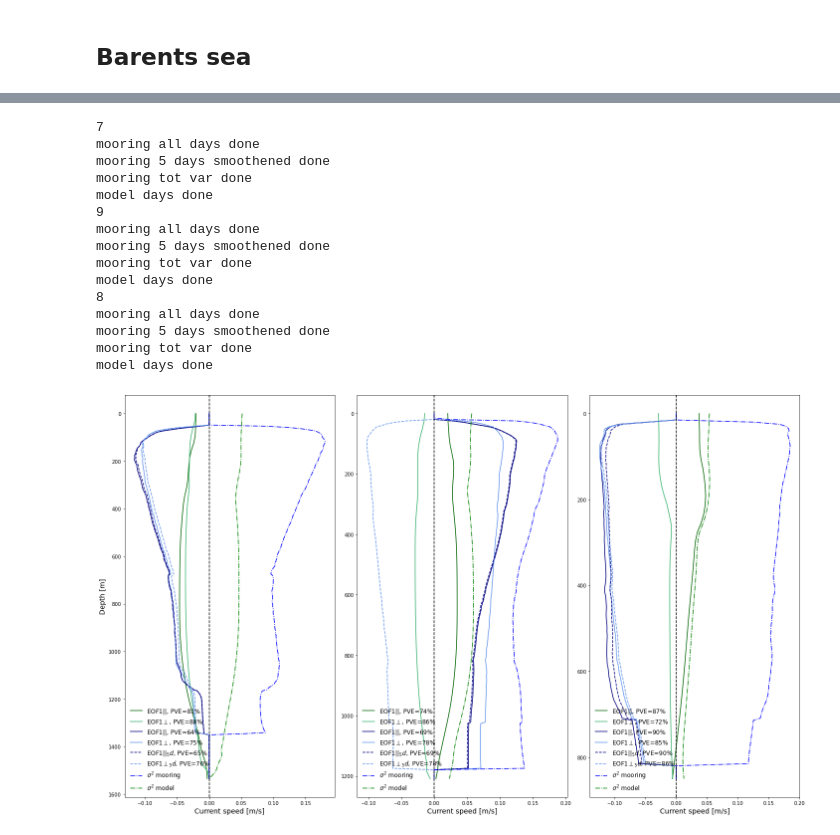
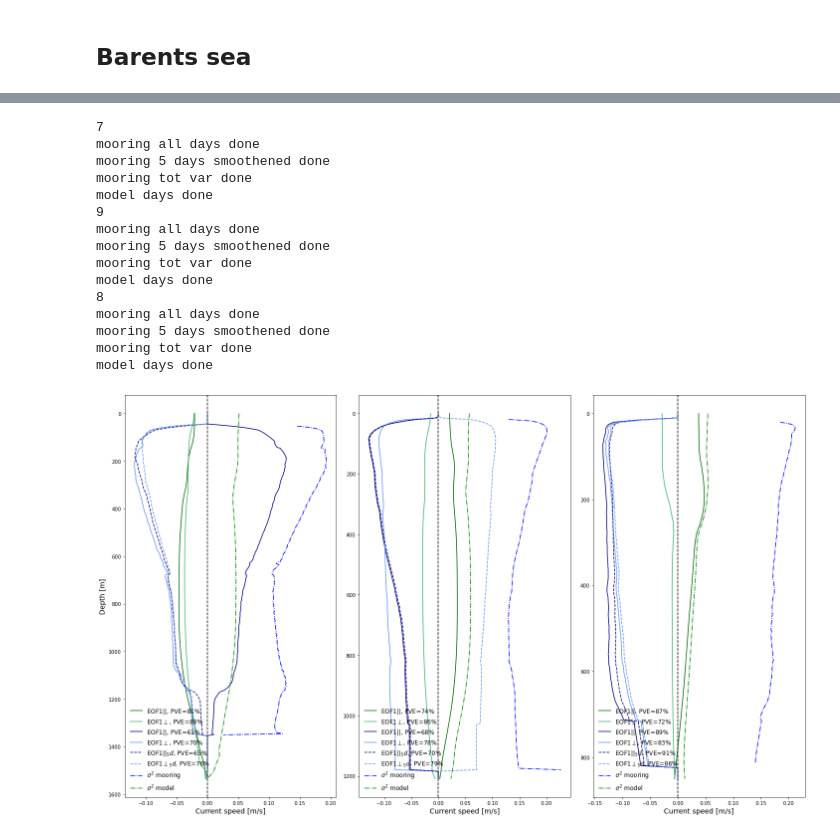
Before and after one commit to kaje2301/Master_2022, a Jupyter notebook: Model_Moor_EOF.ipynb, the cells around one changed output, grey strips where cells are left out. Drawn from its saved outputs; the diff is of its cells as text; code cells hidden in the pictures.

```diff
--- a/Model_Moor_EOF.ipynb
+++ b/Model_Moor_EOF.ipynb
@@ -381,5 +615,14 @@ plt.savefig('mooring_location_level.pdf', dpi = 300)
 # %%
 ' Mooring funksjoner'
+# NB test !!!! IKKe orginal
+def PC(data):
+    cov = np.cov(data.T, bias=True) # uten .T ble den en 73x73 matrise
+    values, vectors = np.linalg.eig(cov)
+    order = values.argsort()[::-1]
+    values, vectors = values[order], vectors[:, order]
+
+    return  values, vectors
+
 def ellipser_nDEPTH(u,v,depth):
 
     covm = np.cov(np.vstack([u.isel(nDEPTH=depth).values,v.isel(nDEPTH=depth).values]))
@@ -445,19 +688,37 @@ def ellipser_BINDEPTH(u,v,depth):
 def tot_var_nDEPTH(u,v):
     var = np.zeros(len(u.nDEPTH))
     for i in range(len(u.nDEPTH)):
-        var[i] = np.sqrt(np.var(u.isel(nDEPTH=i).values) + np.var(v.isel(nDEPTH=i).values))
+        ud = u.isel(nDEPTH=i)
+        nu = np.isnan(ud)
+        u_ = ud[~nu]
+        vd = v.isel(nDEPTH=i)
+        nv = np.isnan(vd)
+        v_ = vd[~nv]
+        var[i] = np.sqrt(np.var(u_.values) + np.var(v_.values))
     return var
 
 def tot_var_DEPTH(u,v):
     var = np.zeros(len(u.DEPTH))
     for i in range(len(u.DEPTH)):
-        var[i] = np.sqrt(np.var(u.isel(DEPTH=i).values) + np.var(v.isel(DEPTH=i).values))
+        ud = u.isel(DEPTH=i)
+        nu = np.isnan(ud)
+        u_ = ud[~nu]
+        vd = v.isel(DEPTH=i)
+        nv = np.isnan(vd)
+        v_ = vd[~nv]
+        var[i] = np.sqrt(np.var(u_.values) + np.var(v_.values))
     return var
 
 def tot_var_BINDEPTH(u,v):
     var = np.zeros(len(u.BINDEPTH))
     for i in range(len(u.BINDEPTH)):
-        var[i] = np.sqrt(np.var(u.isel(BINDEPTH=i).values) + np.var(v.isel(BINDEPTH=i).values))
+        ud = u.isel(BINDEPTH=i)
+        nu = np.isnan(ud)
+        u_ = ud[~nu]
+        vd = v.isel(BINDEPTH=i)
+        nv = np.isnan(vd)
+        v_ = vd[~nv]
+        var[i] = np.sqrt(np.var(u_.values) + np.var(v_.values))
     return var
 
 def PCz_op_moor(up,vp,vec):
@@ -569,7 +822,7 @@ for axs, i, b, t in zip(axs.flat, [2,1,0], [178,133,133], [0,0,0]):
     print('mooring 5 days smoothened done')
 
     # tot. varians moor.
-    var_mr = tot_var_nDEPTH(U,V)
+    var_mr = tot_var_nDEPTH(vel_l_[i][0]*10**(-2),vel_l_[i][1]*10**(-2))
     print('total variance mooring done')
 
     # Getting the acctual depth for location:
@@ -659,7 +912,7 @@ for axs, i, b, t in zip(axs.flat, [3,4,5,6], [2935,1500,645,640], [70,80,80,110]
     print('mooring 5 days smoothened done')
 
     # tot. varians moor.
-    var_mr = tot_var_DEPTH(U,V)
+    var_mr = tot_var_DEPTH(vel_l_[i][0],vel_l_[i][1])
     print('mooring tot var done ')
 
     # Getting the acctual depth for location:
@@ -750,7 +1003,7 @@ for axs, i, b, t in zip(axs.flat, [7,9,8],[1535,1209,850],[0,0,0]):
     print('mooring 5 days smoothened done')
 
     # tot. varians moor.
-    var_mr = tot_var_DEPTH(U,V)
+    var_mr = tot_var_DEPTH(vel_l_[i][0],vel_l_[i][1])
     print('mooring tot var done ')
 
     # Getting the acctual depth for location:
@@ -758,6 +1011,7 @@ for axs, i, b, t in zip(axs.flat, [7,9,8],[1535,1209,850],[0,0,0]):
     y = moor_l[i][1]
     d = bathym.isel(x=x,y=y).values-1
     dyp_mr = np.linspace(t,b,len(U.DEPTH))
+    dyp_vmr = np.linspace(t,b,len(var_mr))
     dyp_mo = np.linspace(0,b,d)
 
     # Model infrmation
@@ -783,35 +1037,35 @@ for axs, i, b, t in zip(axs.flat, [7,9,8],[1535,1209,850],[0,0,0]):
     axs.plot(EOFo,dyp_mr, label= f'EOF1$\perp$, PVE={PVEo}%', color='cornflowerblue')
     # Plottign EOF moor 5 dager average, BLUE --
     axs.plot(EOFps,dyp_mr, linestyle='--', label= f'EOF1$||_5d$, PVE={PVEps}%', color='navy')
     axs.plot(EOFos,dyp_mr, linestyle='--', label= f'EOF1$\perp_5d$, PVE={PVEos}%', color='cornflowerblue')
     # Plotting mod and moor tot.varians with depth
-    axs.plot(var_mr,dyp_mr, linestyle='-.', label= f'$\sigma^2$ mooring', color='b')
+    axs.plot(var_mr,dyp_vmr, linestyle='-.', label= f'$\sigma^2$ mooring', color='b')
     axs.plot(var_mo,dyp_mo, linestyle='-.', label= f'$\sigma^2$ model', color='g')
 
     axs.axvline(0, color='k', linestyle = '--')
     axs.invert_yaxis()
     axs.set_xlabel('Current speed [m/s]', fontsize=14)
     axs.legend(frameon=False, fontsize=12, loc="lower left")
 fig.tight_layout()
 
 plt.savefig('EOF_yermark_all.pdf', dpi = 300)
 # %% [output]
 7
 mooring all days done
 mooring 5 days smoothened done
 mooring tot var done
 model days done
 9
 mooring all days done
 mooring 5 days smoothened done
 mooring tot var done
 model days done
 8
 mooring all days done
 mooring 5 days smoothened done
 mooring tot var done
 model days done
-[figure, old version]
+[figure, new version]
 # %%
 warnings.simplefilter("ignore")
 fig, axs = plt.subplots(1,3,figsize=(20,12))
```
Also changed, not shown: parts of 17 cells of this notebook, 12 other files.
